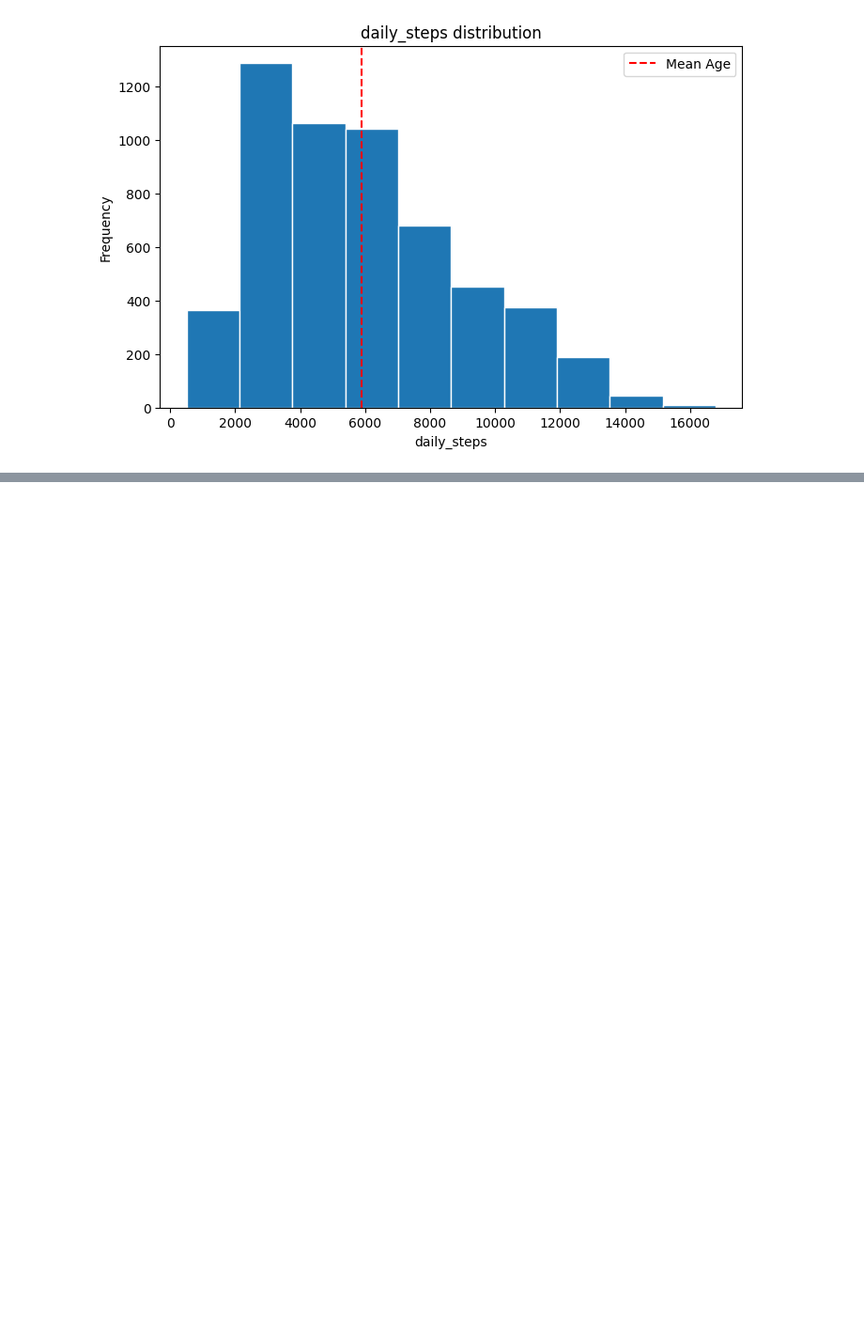
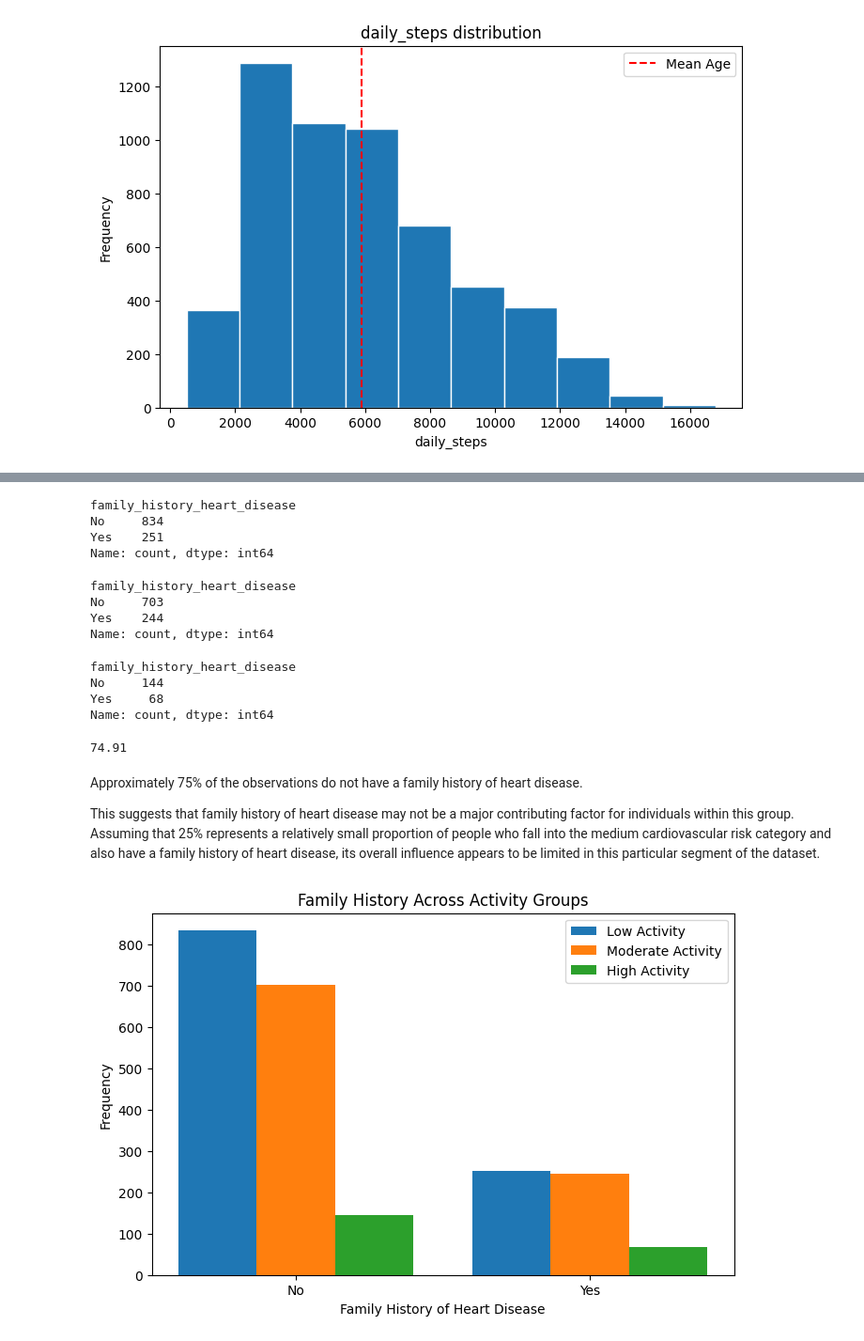
Before and after one commit to plamensve/ds_retake_exam_2026, a Jupyter notebook: notebooks/01_overview.ipynb, the cells around one changed output, grey strips where cells are left out. Shown at 94% size. Drawn from its saved outputs; the diff is of its cells as text; code cells hidden in the pictures; blank space fills up the shorter version.

```diff
--- a/notebooks/01_overview.ipynb
+++ b/notebooks/01_overview.ipynb
@@ -756,0 +919,8 @@ plt.show()
+# %%
+low_activity = crd[crd['daily_steps'] < 5000]
+medium_activity = crd[(crd['daily_steps'] >= 5001) & (crd['daily_steps'] <= 10000)]
+high_activity = crd[crd['daily_steps'] > 10000]
+# %%
+la_rc_m = low_activity[low_activity['risk_category'] == 'Medium']
+ma_rc_m = medium_activity[medium_activity['risk_category'] == 'Medium']
+ha_rc_m = high_activity[high_activity['risk_category'] == 'Medium']
@@ -756,0 +997,57 @@ plt.show()
+# %%
+la_rc_m['family_history_heart_disease'].value_counts()
+# %% [output]
+family_history_heart_disease
+No     834
+Yes    251
+Name: count, dtype: int64
+# %%
+ma_rc_m['family_history_heart_disease'].value_counts()
+# %% [output]
+family_history_heart_disease
+No     703
+Yes    244
+Name: count, dtype: int64
+# %%
+ha_rc_m['family_history_heart_disease'].value_counts()
+# %% [output]
+family_history_heart_disease
+No     144
+Yes     68
+Name: count, dtype: int64
+# %%
+round(((834 + 703 + 144) / (834 + 251 + 703 + 244 + 144 + 68)) * 100, 2)
+# %% [output]
+74.91
+# %% [markdown]
+Approximately 75% of the observations do not have a family history of heart disease.
+
+This suggests that family history of heart disease may not be a major contributing factor for individuals within this group. Assuming that 25% represents a relatively small proportion of people who fall into the medium cardiovascular risk category and also have a family history of heart disease, its overall influence appears to be limited in this particular segment of the dataset.
+# %%
+# Plot histograms for the three activity groups.
+# Each histogram shows how many individuals
+# have or do not have a family history of heart disease.
+plt.figure(figsize=(8,5))
+
+plt.hist(
+    [
+        la_rc_m['family_history_heart_disease'],
+        ma_rc_m['family_history_heart_disease'],
+        ha_rc_m['family_history_heart_disease']
+    ],
+    bins=np.arange(-0.5, 2, 1),
+    label=['Low Activity', 'Moderate Activity', 'High Activity'],
+    rwidth=0.8
+)
+
+plt.xticks([0, 1], ['No', 'Yes'])
+
+plt.xlabel('Family History of Heart Disease')
+plt.ylabel('Frequency')
+plt.title('Family History Across Activity Groups')
+
+plt.legend()
+
+plt.show()
+# %% [output]
+[figure, added]
```
Also changed, not shown: parts of 41 cells of this notebook.
